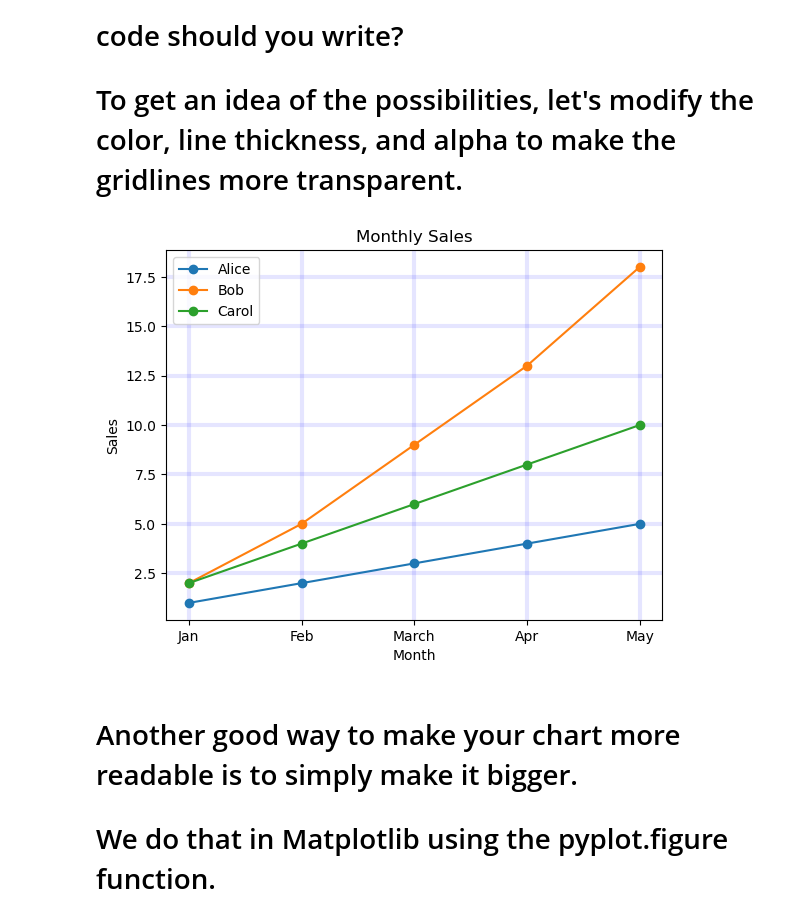
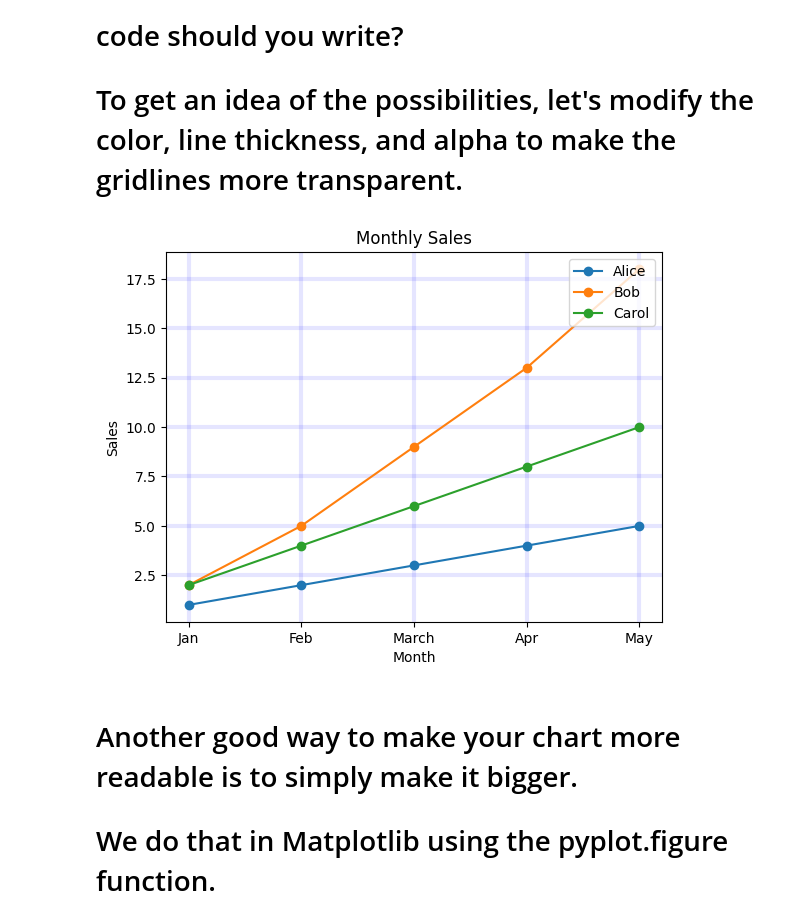
Before and after one commit to hamzaawarish1/Cyber-Security-and-AI-Case-Studies, a Jupyter notebook: Lab 2.ipynb, the cells around one changed output. Cells and saved outputs as stored; diff of their text form; code cells hidden in the pictures.

```diff
--- a/Lab 2.ipynb
+++ b/Lab 2.ipynb
@@ -237,19 +281,23 @@ plt.grid(True);
 # %%
 x = ['Jan', 'Feb', 'March', 'Apr', 'May']
 y1 = [1, 2, 3, 4, 5]
 y2 = [2, 5, 9, 13, 18]
 y3 = [2, 4, 6, 8, 10]
 
 plt.plot(x, y1, x, y2, x, y3, marker='o')
 plt.xlabel('Month')
 plt.ylabel('Sales')
 plt.title('Monthly Sales')
 
-# Your code to print labels ['Alice', 'Bob', 'Carol'] in the upper right location
-plt.legend(labels=['Alice', 'Bob', 'Carol'], loc='upper left')
-plt.grid(color='blue', alpha=0.1, linewidth=3);
+# Print Labels ['Alice', 'Bob', 'Carol'] in the upper right location
+plt.legend(labels=['Alice', 'Bob', 'Carol'], loc='upper right')
+
+# Customized grid lines
+plt.grid(color='blue', alpha=0.1, linewidth=3)
+
+plt.show()
 # %% [output]
-[figure, old version]
+[figure, new version]
 # %% [markdown]
 # Another good way to make your chart more readable is to simply make it bigger.
 
```
Also changed, not shown: parts of 31 cells of this notebook, 7 other files.
